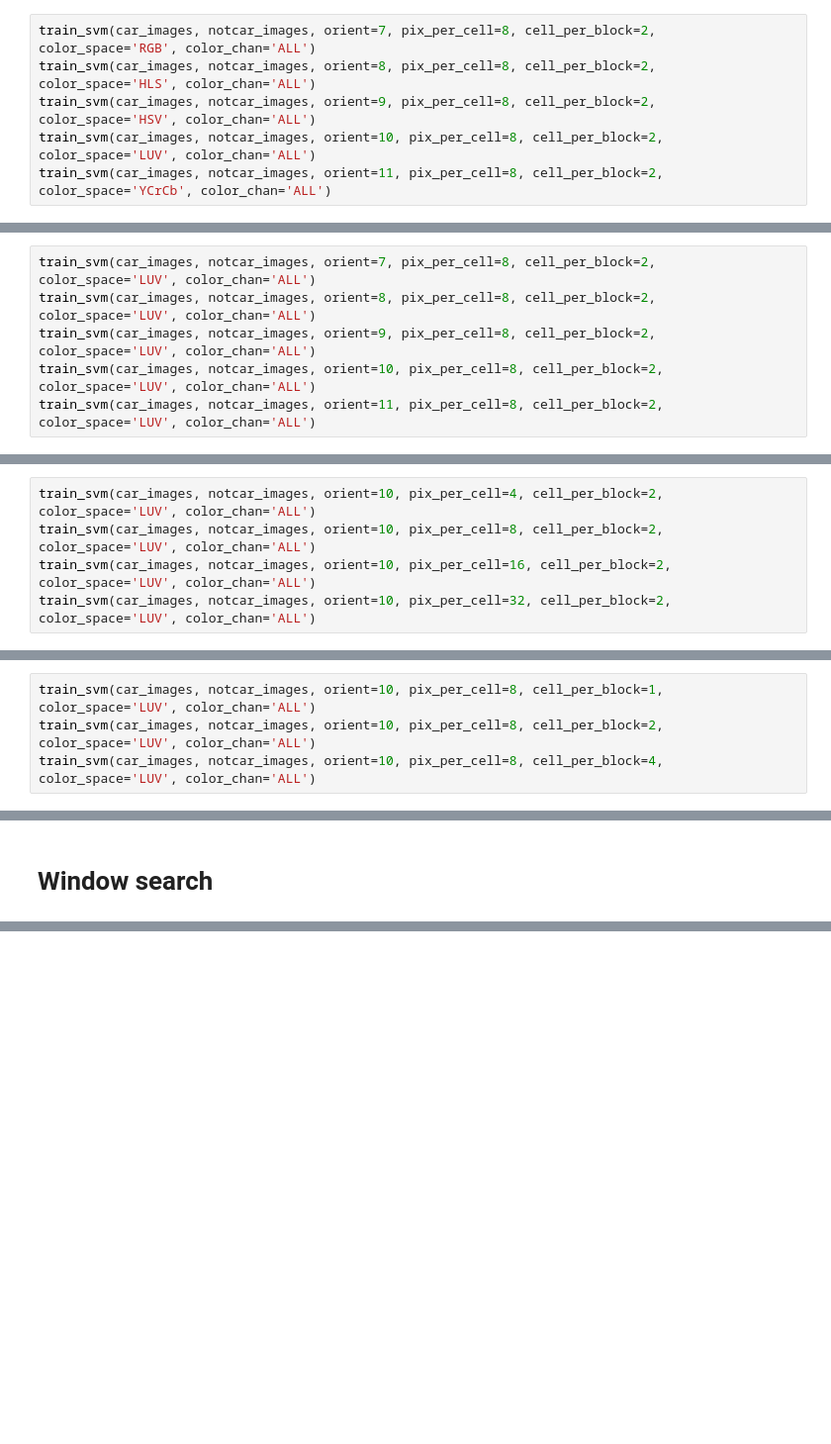
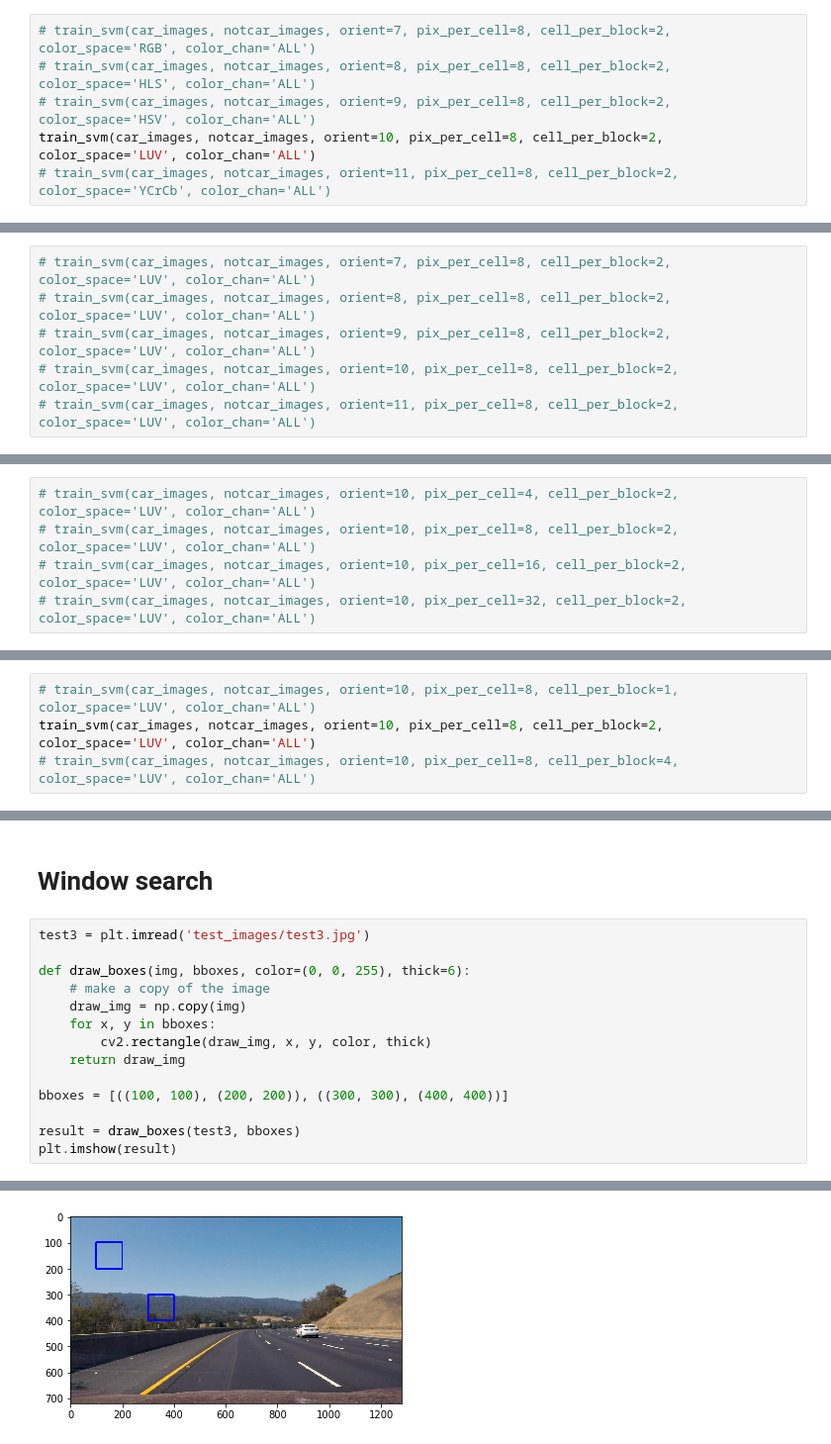
Before and after one commit to ramseykhalaf/CarND-Vehicle-Detection, a Jupyter notebook: vehicle_detection.ipynb, the cells around one changed output, grey strips where cells are left out. Shown at 99% size. Saved outputs shown, nothing was run; the diff lists cells and outputs as text; blank space fills up the shorter version.

Commit message:
HOG classifier and sliding windows, need to add colour histograms, remove duplicates and false positives

```diff
--- a/vehicle_detection.ipynb
+++ b/vehicle_detection.ipynb
@@ -211,7 +209,7 @@ def train_svm(car_images, notcar_images, orient, pix_per_cell, cell_per_block, c
 # %%
-train_svm(car_images, notcar_images, orient=7, pix_per_cell=8, cell_per_block=2, color_space='RGB', color_chan='ALL')
-train_svm(car_images, notcar_images, orient=8, pix_per_cell=8, cell_per_block=2, color_space='HLS', color_chan='ALL')
-train_svm(car_images, notcar_images, orient=9, pix_per_cell=8, cell_per_block=2, color_space='HSV', color_chan='ALL')
+# train_svm(car_images, notcar_images, orient=7, pix_per_cell=8, cell_per_block=2, color_space='RGB', color_chan='ALL')
+# train_svm(car_images, notcar_images, orient=8, pix_per_cell=8, cell_per_block=2, color_space='HLS', color_chan='ALL')
+# train_svm(car_images, notcar_images, orient=9, pix_per_cell=8, cell_per_block=2, color_space='HSV', color_chan='ALL')
 train_svm(car_images, notcar_images, orient=10, pix_per_cell=8, cell_per_block=2, color_space='LUV', color_chan='ALL')
-train_svm(car_images, notcar_images, orient=11, pix_per_cell=8, cell_per_block=2, color_space='YCrCb', color_chan='ALL')
+# train_svm(car_images, notcar_images, orient=11, pix_per_cell=8, cell_per_block=2, color_space='YCrCb', color_chan='ALL')
 # %% [output]
@@ -240,17 +260,17 @@ train_svm(car_images, notcar_images, orient=9, pix_per_cell=8, cell_per_block=2,
 
 It looks like using all three channels gives better accuracy
 # %%
-train_svm(car_images, notcar_images, orient=7, pix_per_cell=8, cell_per_block=2, color_space='LUV', color_chan='ALL')
-train_svm(car_images, notcar_images, orient=8, pix_per_cell=8, cell_per_block=2, color_space='LUV', color_chan='ALL')
-train_svm(car_images, notcar_images, orient=9, pix_per_cell=8, cell_per_block=2, color_space='LUV', color_chan='ALL')
-train_svm(car_images, notcar_images, orient=10, pix_per_cell=8, cell_per_block=2, color_space='LUV', color_chan='ALL')
-train_svm(car_images, notcar_images, orient=11, pix_per_cell=8, cell_per_block=2, color_space='LUV', color_chan='ALL')
+# train_svm(car_images, notcar_images, orient=7, pix_per_cell=8, cell_per_block=2, color_space='LUV', color_chan='ALL')
+# train_svm(car_images, notcar_images, orient=8, pix_per_cell=8, cell_per_block=2, color_space='LUV', color_chan='ALL')
+# train_svm(car_images, notcar_images, orient=9, pix_per_cell=8, cell_per_block=2, color_space='LUV', color_chan='ALL')
+# train_svm(car_images, notcar_images, orient=10, pix_per_cell=8, cell_per_block=2, color_space='LUV', color_chan='ALL')
+# train_svm(car_images, notcar_images, orient=11, pix_per_cell=8, cell_per_block=2, color_space='LUV', color_chan='ALL')
 # %% [markdown]
 ### Number of orients choice
 
 It looks like more orients are better, however the difference levels off at 10. I will choose 10 as any more might be succeptible to overfitting.
 # %%
-train_svm(car_images, notcar_images, orient=10, pix_per_cell=4, cell_per_block=2, color_space='LUV', color_chan='ALL')
-train_svm(car_images, notcar_images, orient=10, pix_per_cell=8, cell_per_block=2, color_space='LUV', color_chan='ALL')
-train_svm(car_images, notcar_images, orient=10, pix_per_cell=16, cell_per_block=2, color_space='LUV', color_chan='ALL')
-train_svm(car_images, notcar_images, orient=10, pix_per_cell=32, cell_per_block=2, color_space='LUV', color_chan='ALL')
+# train_svm(car_images, notcar_images, orient=10, pix_per_cell=4, cell_per_block=2, color_space='LUV', color_chan='ALL')
+# train_svm(car_images, notcar_images, orient=10, pix_per_cell=8, cell_per_block=2, color_space='LUV', color_chan='ALL')
+# train_svm(car_images, notcar_images, orient=10, pix_per_cell=16, cell_per_block=2, color_space='LUV', color_chan='ALL')
+# train_svm(car_images, notcar_images, orient=10, pix_per_cell=32, cell_per_block=2, color_space='LUV', color_chan='ALL')
@@ -267,7 +278,7 @@ Test acc: 0.9828
 ### Pixels per cell
 I will choose 16 - higher than 8 - as I believe it will help reduce the number of features, which should help reduce overfitting.
 # %%
-train_svm(car_images, notcar_images, orient=10, pix_per_cell=8, cell_per_block=1, color_space='LUV', color_chan='ALL')
+# train_svm(car_images, notcar_images, orient=10, pix_per_cell=8, cell_per_block=1, color_space='LUV', color_chan='ALL')
 train_svm(car_images, notcar_images, orient=10, pix_per_cell=8, cell_per_block=2, color_space='LUV', color_chan='ALL')
-train_svm(car_images, notcar_images, orient=10, pix_per_cell=8, cell_per_block=4, color_space='LUV', color_chan='ALL')
+# train_svm(car_images, notcar_images, orient=10, pix_per_cell=8, cell_per_block=4, color_space='LUV', color_chan='ALL')
 # %% [output]
@@ -334,2 +435,17 @@ Grid scores on development set:
 # %% [markdown]
 # Window search
+# %%
+test3 = plt.imread('test_images/test3.jpg')
+
+def draw_boxes(img, bboxes, color=(0, 0, 255), thick=6):
+    # make a copy of the image
+    draw_img = np.copy(img)
+    for x, y in bboxes:
+        cv2.rectangle(draw_img, x, y, color, thick)
+    return draw_img
+
+bboxes = [((100, 100), (200, 200)), ((300, 300), (400, 400))]
+
+result = draw_boxes(test3, bboxes)
+plt.imshow(result)
+# %% [output]
@@ -335,0 +453 @@ Grid scores on development set:
+[figure, added]
```
Also changed, not shown: parts of 20 cells of this notebook.
